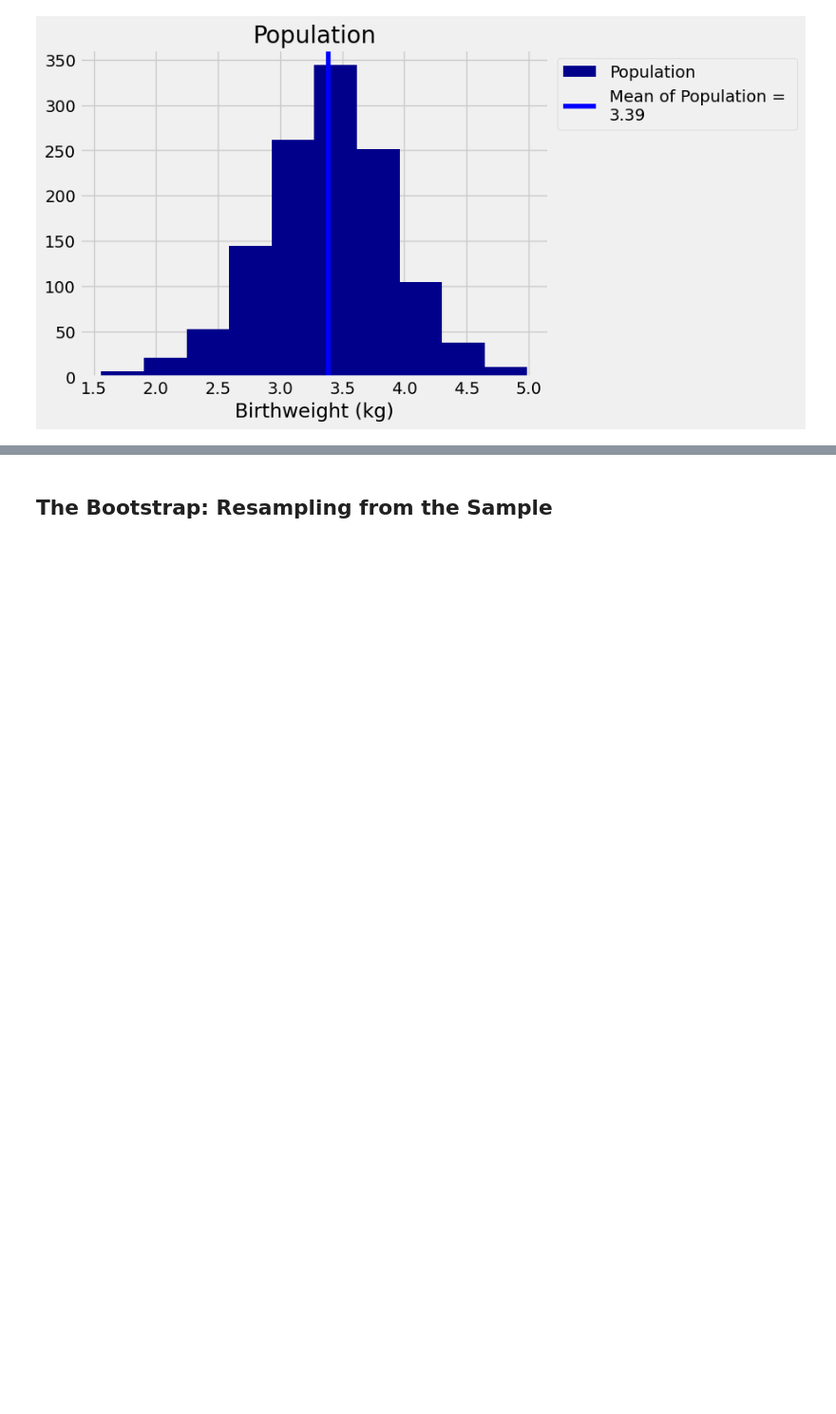
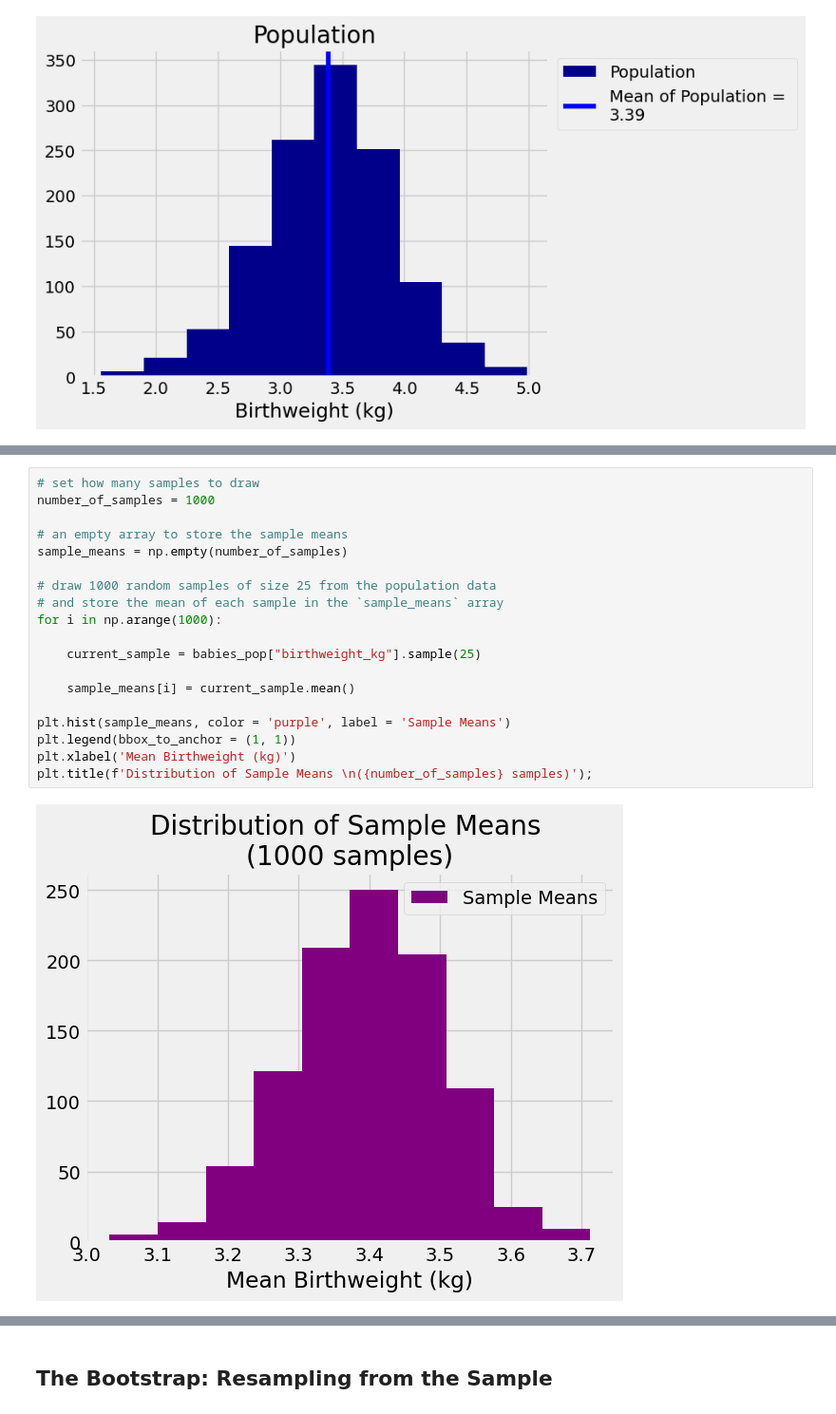
Before and after one commit to pxr687/bootstrap_tutorial, a Jupyter notebook: bootstrap.ipynb, the cells around one changed output, grey strips where cells are left out. Shown at 95% size. Drawn from its saved outputs; the diff is of its cells as text; blank space fills up the shorter version.

```diff
--- a/bootstrap.ipynb
+++ b/bootstrap.ipynb
@@ -250,0 +259,21 @@ She is stuck with the sample she has. So how can she work out how much uncertain
+# %%
+# set how many samples to draw
+number_of_samples = 1000
+
+# an empty array to store the sample means
+sample_means = np.empty(number_of_samples)
+
+# draw 1000 random samples of size 25 from the population data
+# and store the mean of each sample in the `sample_means` array
+for i in np.arange(1000):
+
+    current_sample = babies_pop["birthweight_kg"].sample(25)
+
+    sample_means[i] = current_sample.mean()
+
+plt.hist(sample_means, color = 'purple', label = 'Sample Means')
+plt.legend(bbox_to_anchor = (1, 1))
+plt.xlabel('Mean Birthweight (kg)')
+plt.title(f'Distribution of Sample Means \n({number_of_samples} samples)');
+# %% [output]
+[figure, added]
```
Also changed, not shown: parts of 36 cells of this notebook, 1 other file.
